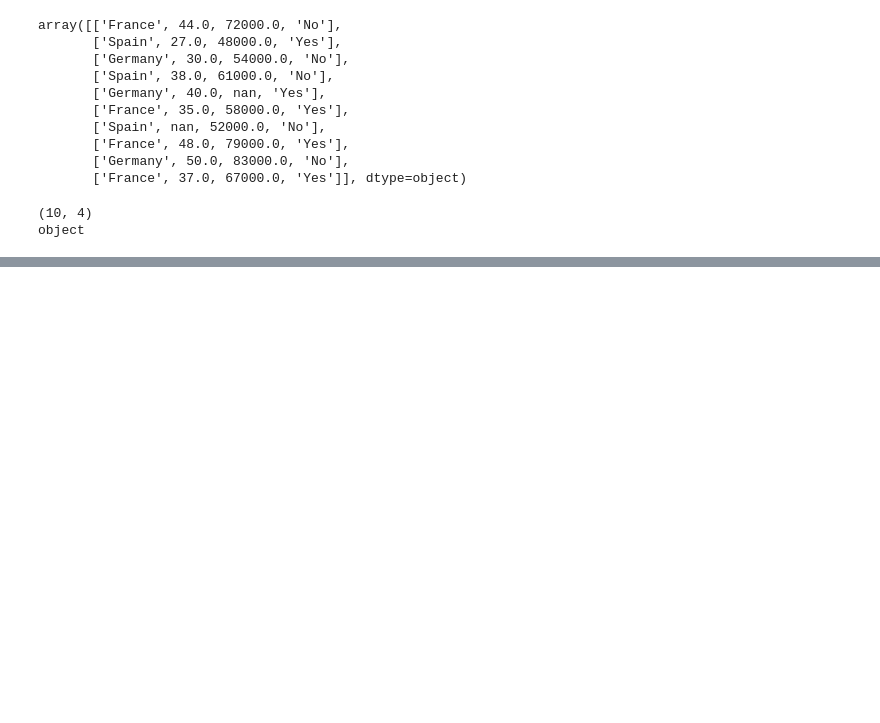
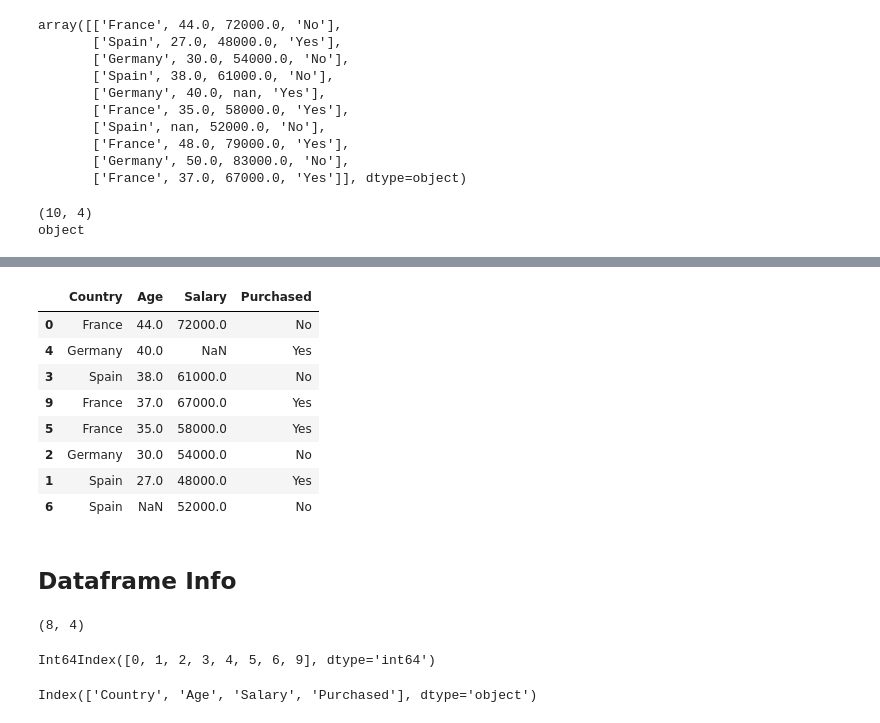
Before and after one commit to paranigit/Python, a Jupyter notebook: Python Basics - Pandas.ipynb, the cells around one changed output, grey strips where cells are left out. Saved outputs shown, nothing was run; the diff lists cells and outputs as text; code cells hidden in the pictures; blank space fills up the shorter version.

```diff
--- a/Python Basics - Pandas.ipynb
+++ b/Python Basics - Pandas.ipynb
@@ -105,0 +352,26 @@ object
+# %%
+df.sort_values(by=["Age"], ascending=False)
+# %% [output]
+|  | Country | Age | Salary | Purchased |
+| 0 | France | 44.0 | 72000.0 | No |
+| 4 | Germany | 40.0 | NaN | Yes |
+| 3 | Spain | 38.0 | 61000.0 | No |
+| 9 | France | 37.0 | 67000.0 | Yes |
+| 5 | France | 35.0 | 58000.0 | Yes |
+| 2 | Germany | 30.0 | 54000.0 | No |
+| 1 | Spain | 27.0 | 48000.0 | Yes |
+| 6 | Spain | NaN | 52000.0 | No |
+# %% [markdown]
+## Dataframe Info
+# %%
+df.shape
+# %% [output]
+(8, 4)
+# %%
+df.index
+# %% [output]
+Int64Index([0, 1, 2, 3, 4, 5, 6, 9], dtype='int64')
+# %%
+df.columns
+# %% [output]
+Index(['Country', 'Age', 'Salary', 'Purchased'], dtype='object')
```
Also changed, not shown: parts of 52 cells of this notebook, 9 other files.
